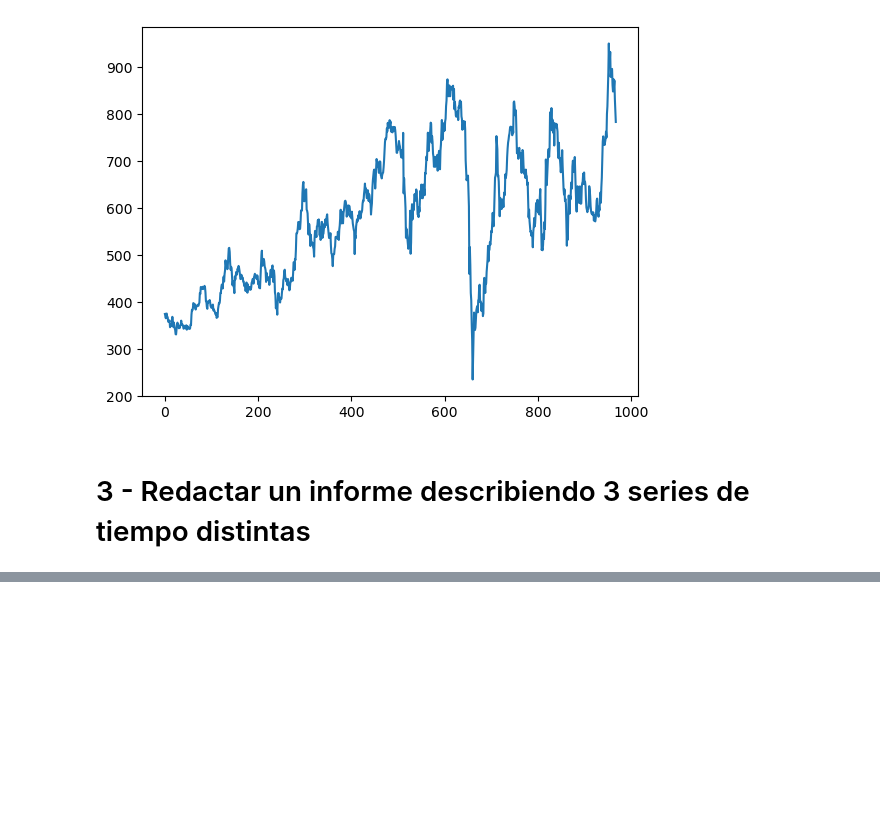
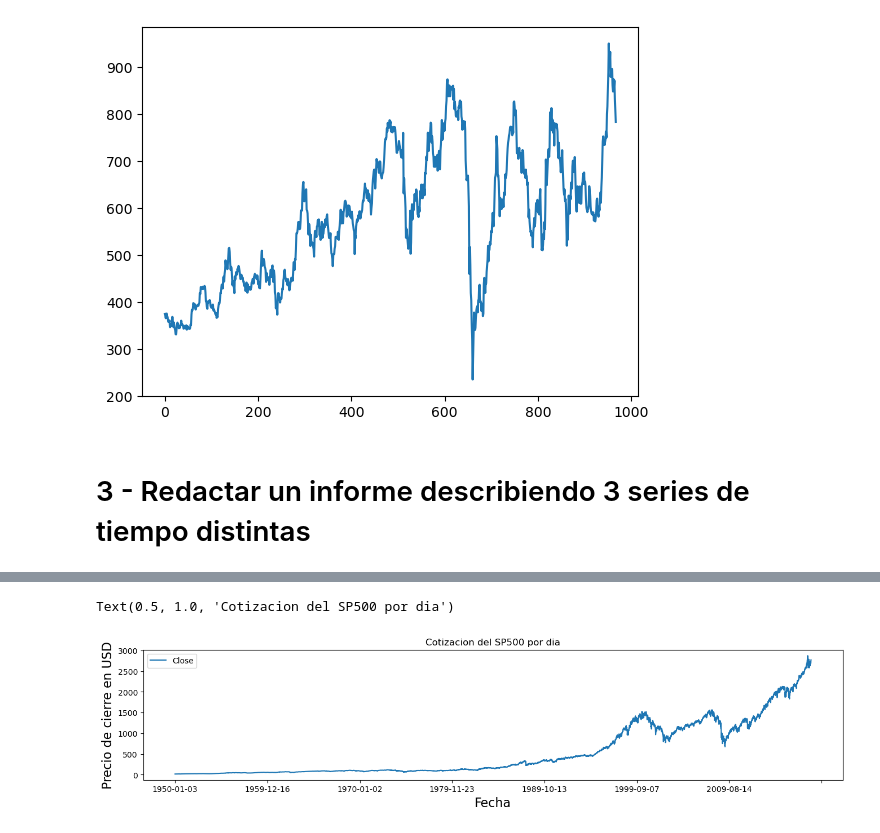
Before and after one commit to Paolino1994/TimeSeries, a Jupyter notebook: Ejercicios de clase/Clase 1/Analisis de series de tiempo actividad 1.ipynb, the cells around one changed output, grey strips where cells are left out. Drawn from its saved outputs; the diff is of its cells as text; code cells hidden in the pictures; blank space fills up the shorter version.

```diff
--- a/Ejercicios de clase/Clase 1/Analisis de series de tiempo actividad 1.ipynb
+++ b/Ejercicios de clase/Clase 1/Analisis de series de tiempo actividad 1.ipynb
@@ -108,0 +99,2 @@ print(len(bateria))
+# %%
+df = pd.read_csv('datasets/GSPC.csv', sep=',')
@@ -108,0 +132,8 @@ print(len(bateria))
+# %%
+ax = df.plot(x="Date",y='Close',figsize=(16,3))
+ax.set_ylabel("Precio de cierre en USD", fontsize=16)
+ax.set_xlabel("Fecha", fontsize=16)
+ax.set_title("Cotizacion del SP500 por dia")
+# %% [output]
+Text(0.5, 1.0, 'Cotizacion del SP500 por dia')
+[figure, added]
```
Also changed, not shown: parts of 26 cells of this notebook, 23 other files.
